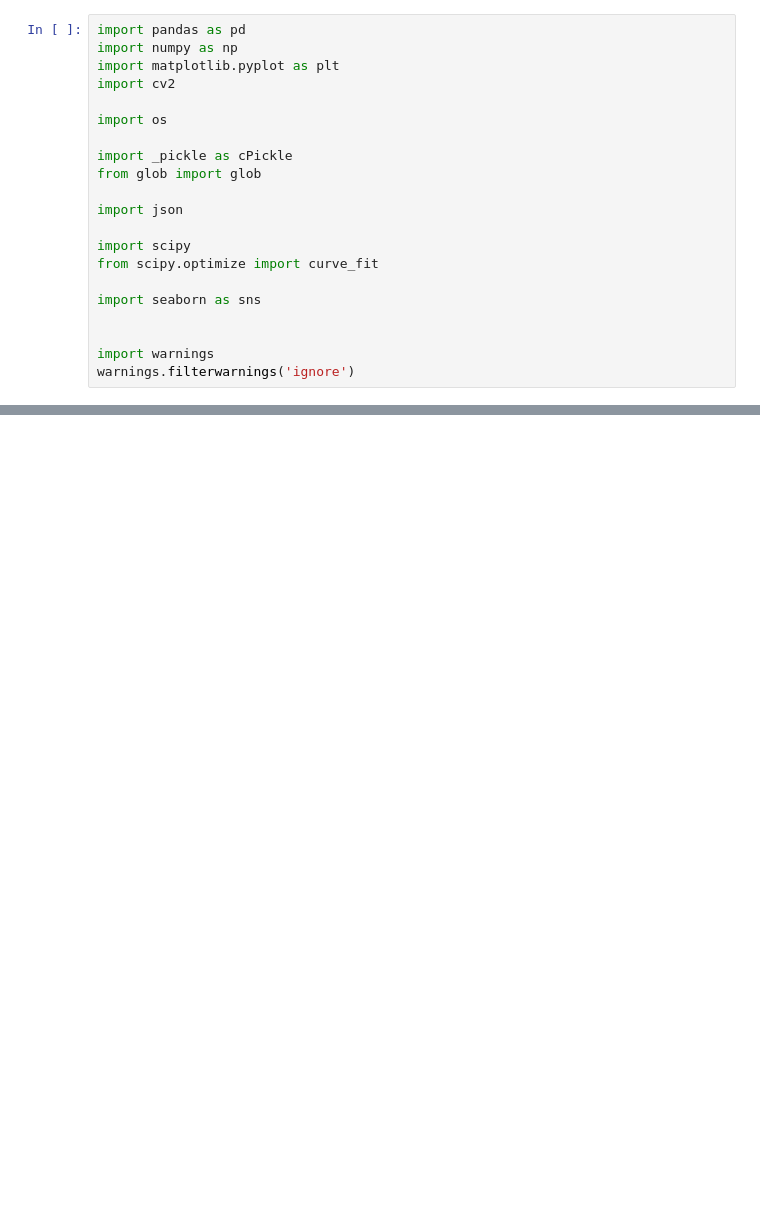
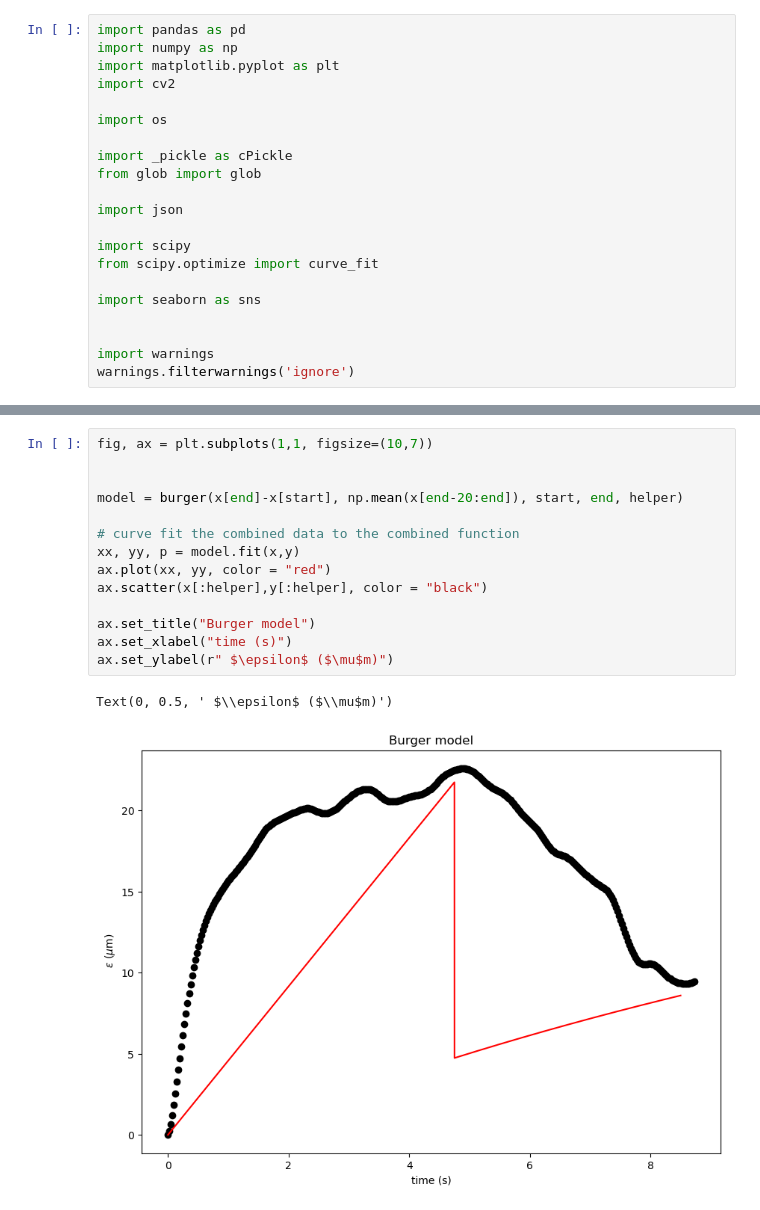
Before and after one commit to ArttuD/MicrorheologyProto, a Jupyter notebook: presentation.ipynb, the cells around one changed output, grey strips where cells are left out. Saved outputs shown, nothing was run; the diff lists cells and outputs as text; blank space fills up the shorter version.

```diff
--- a/presentation.ipynb
+++ b/presentation.ipynb
@@ -503,0 +843,17 @@ ax3.legend(loc = "lower right")
+# %%
+fig, ax = plt.subplots(1,1, figsize=(10,7))
+
+
+model = burger(x[end]-x[start], np.mean(x[end-20:end]), start, end, helper)
+
+# curve fit the combined data to the combined function
+xx, yy, p = model.fit(x,y)
+ax.plot(xx, yy, color = "red")
+ax.scatter(x[:helper],y[:helper], color = "black")
+
+ax.set_title("Burger model")
+ax.set_xlabel("time (s)")
+ax.set_ylabel(r" $\epsilon$ ($\mu$m)")
+# %% [output]
+Text(0, 0.5, ' $\\epsilon$ ($\\mu$m)')
+[figure, added]
```
Also changed, not shown: parts of 42 cells of this notebook.
